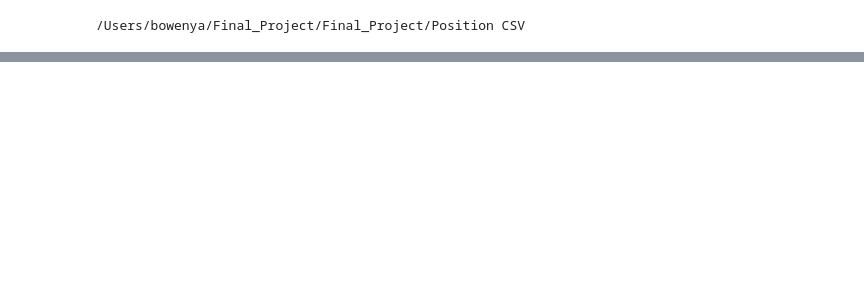
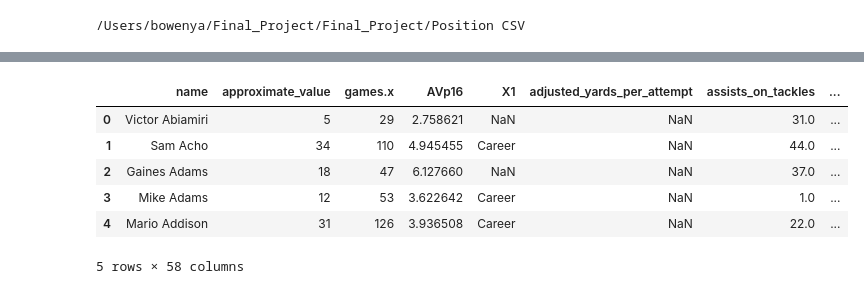
Before and after one commit to cburks03/Final_Project, a Jupyter notebook: stacking.ipynb, the cells around one changed output, grey strips where cells are left out. Drawn from its saved outputs; the diff is of its cells as text; code cells hidden in the pictures; blank space fills up the shorter version.

```diff
--- a/stacking.ipynb
+++ b/stacking.ipynb
@@ -27,0 +58,13 @@ len(df)
+# %%
+DL_stacked = DL.append(DE)
+DL_stacked = DL_stacked.append(DT)
+DL_stacked = DL_stacked.drop(["Unnamed: 0"],axis=1)
+DL_stacked.head()
+# %% [output]
+|  | name | approximate_value | games.x | AVp16 | X1 | adjusted_yards_per_attempt | assists_on_tackles | ... |
+| 0 | Victor Abiamiri | 5 | 29 | 2.758621 | NaN | NaN | 31.0 | ... |
+| 1 | Sam Acho | 34 | 110 | 4.945455 | Career | NaN | 44.0 | ... |
+| 2 | Gaines Adams | 18 | 47 | 6.127660 | NaN | NaN | 37.0 | ... |
+| 3 | Mike Adams | 12 | 53 | 3.622642 | Career | NaN | 1.0 | ... |
+| 4 | Mario Addison | 31 | 126 | 3.936508 | Career | NaN | 22.0 | ... |
+5 rows × 58 columns
```
Also changed, not shown: parts of 11 cells of this notebook, 5 other files.
